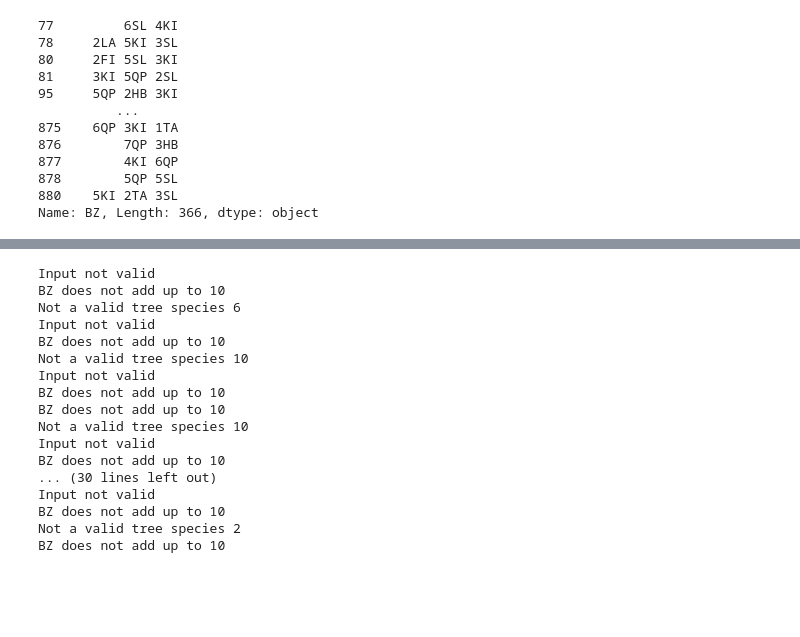
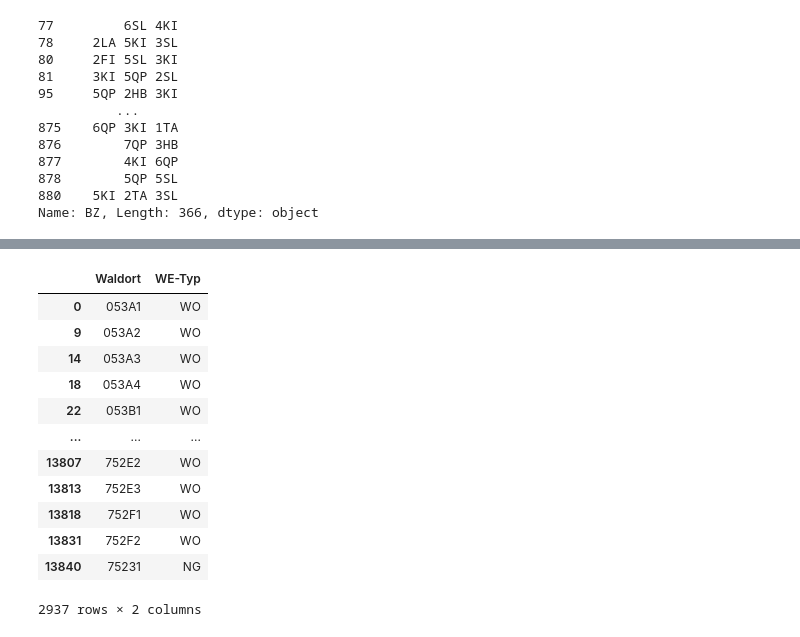
Before and after one commit to satlawa/obf_autman, a Jupyter notebook: merge.ipynb, the cells around one changed output, grey strips where cells are left out. Saved outputs shown, nothing was run; the diff lists cells and outputs as text; code cells hidden in the pictures; blank space fills up the shorter version.

```diff
--- a/merge.ipynb
+++ b/merge.ipynb
@@ -8,8 +8,8 @@ import numpy as np
 # %%
 ########   SAP data   ########
 # %%
-#path = '/home/philipp/Data/obf_autman/SAP/raw_1420_02_20211122.XLS'
-path = '/home/philipp/Data/obf_autman/SAP/raw_1353_08_20190409.XLS'
+path = '/home/philipp/Data/obf_autman/SAP/raw_1420_02_20211122.XLS'
+#path = '/home/philipp/Data/obf_autman/SAP/raw_1353_08_20190409.XLS'
 wo_struct = pd.read_csv(path, sep='\t', encoding = "ISO-8859-1", decimal=',', error_bad_lines=False)
 #path = '/home/philipp/Data/obf_autman/SAP/raw_1420_02.xlsx'
 #wo_data = pd.read_excel(path)
@@ -347,7 +347,7 @@ class CreateInput(object):
         # prepare wo_data
         self.wo_data = self.prepare_wo_data(wo_data)
         # filter data
-        self.wo_struct = self.wo_data[['Waldort', 'WE-Typ']]
+        self.wo_struct = self.wo_data.loc[self.wo_data['Best.-Schicht']==0,['Waldort', 'WE-Typ']]
         # prepare tax_data
         self.tax_data = self.prepare_tax_data(tax_data)
         self.clean_prefix()
@@ -438,16 +438,19 @@ class CreateInput(object):
                        'Sch_{}'.format(i), 'Rueck_{}'.format(i), 'Text_{}'.format(i)]
 
             # merge data
-            merge_data = pd.merge(self.wo_struct, self.tax_data[col], how='left', on='Waldort')
+            merge_data = pd.merge(self.wo_data.loc[self.wo_data['Best.-Schicht']==0,['Waldort', 'WE-Typ', 'bz_rows', 'ba_rows']],\
+                                  self.tax_data[col], how='left', on='Waldort')
 
             # rename columns
-            merge_data.columns = ['Waldort', 'WE-Typ', 'S', 'MA', 'Fl', 'LH', 'NH', 'Dring', 'Zeit', 'Bew', 'Sch', 'Rueck', 'Text']
+            merge_data.columns = ['Waldort', 'WE-Typ', 'bz_rows', 'ba_rows', 'S', 'MA', 'Fl', 'LH', 'NH', 'Dring', 'Zeit', 'Bew', 'Sch', 'Rueck', 'Text']
 
             # convert , to .
             merge_data['Fl'] = merge_data['Fl'].str.replace(",", ".")
 
             # adjust data type
             merge_data = merge_data.fillna(0)
+            merge_data['bz_rows'] = merge_data['bz_rows'].astype(int)
+            merge_data['ba_rows'] = merge_data['ba_rows'].astype(int)
             merge_data['S'] = merge_data['S'].astype(int)
             merge_data['Fl'] = merge_data['Fl'].astype(float)
             merge_data['LH'] = merge_data['LH'].astype(int)
@@ -463,7 +466,7 @@ class CreateInput(object):
 
     def create_wo(self):
         self.decode_W()
-        merge_data = pd.merge(self.wo_struct, self.tax_data[['Waldort', 'U', 'W_S', 'SW', 'I_A', 'STOE', 'VTYP', 'VB', 'UENH', 'UELH']], how='left', on='Waldort')
+        merge_data = pd.merge(self.wo_struct, self.tax_data[['Waldort', 'U', 'I_A', 'W_S', 'SW', 'STOE', 'VTYP', 'UELH', 'UENH', 'VB']], how='left', on='Waldort')
         merge_data = merge_data.fillna('0')
         merge_data.to_csv('autax/wo.csv', index=False)
 
@@ -508,7 +511,10 @@ class CreateInput(object):
 
     def add_bz_rows(self, wo_data):
         # filter data just wo (forest stands) instances
-        wo_data['bz_rows'] = wo_data.loc[wo_data['Best.-Schicht']==0, 'Bestockungsziel'].str.count(' ') + 1
+        try:
+            wo_data['bz_rows'] = wo_data.loc[wo_data['Best.-Schicht']==0, 'Bestockungsziel'].str.count(' ') + 1
+        except:
+            wo_data['bz_rows'] = 0
         return wo_data
 
     def add_ba_rows(self, wo_data):
@@ -537,8 +543,8 @@ class CreateInput(object):
 #SWE …. Schutzwaldampel
 #LRV …. Lebensraumvernetzung
 # %%
-#path = '/home/philipp/Data/obf_autman/SAP/raw_1420_02_20211122.XLS'
-path = '/home/philipp/Data/obf_autman/SAP/raw_1353_08_20190409.XLS'
+path = '/home/philipp/Data/obf_autman/SAP/raw_1420_02_20211122.XLS'
+#path = '/home/philipp/Data/obf_autman/SAP/raw_1353_08_20190409.XLS'
 wo_struct = pd.read_csv(path, sep='\t', encoding = "ISO-8859-1", decimal=',', error_bad_lines=False)
 
 path = 'clean/Manuale_Dross_Abt.53_110.xlsx'
@@ -579,22 +592,16 @@ Name: BZ, Length: 366, dtype: object
 # %%
-ci.create_wo()
+ci.wo_struct
+# %% [output]
+|  | Waldort | WE-Typ |
+| 0 | 053A1 | WO |
+| 9 | 053A2 | WO |
+| 14 | 053A3 | WO |
+| 18 | 053A4 | WO |
+| 22 | 053B1 | WO |
+| ... | ... | ... |
+| 13807 | 752E2 | WO |
+| 13813 | 752E3 | WO |
+| 13818 | 752F1 | WO |
+| 13831 | 752F2 | WO |
+| 13840 | 75231 | NG |
+2937 rows × 2 columns
-# %%
-ci.create_bz()
-# %% [output]
-Input not valid
-BZ does not add up to 10
-Not a valid tree species 6
-Input not valid
-BZ does not add up to 10
-Not a valid tree species 10
-Input not valid
-BZ does not add up to 10
-BZ does not add up to 10
-Not a valid tree species 10
-Input not valid
-BZ does not add up to 10
-... (30 lines left out)
-Input not valid
-BZ does not add up to 10
-Not a valid tree species 2
-BZ does not add up to 10
```
Also changed, not shown: parts of 3 cells of this notebook, 1 other file.
